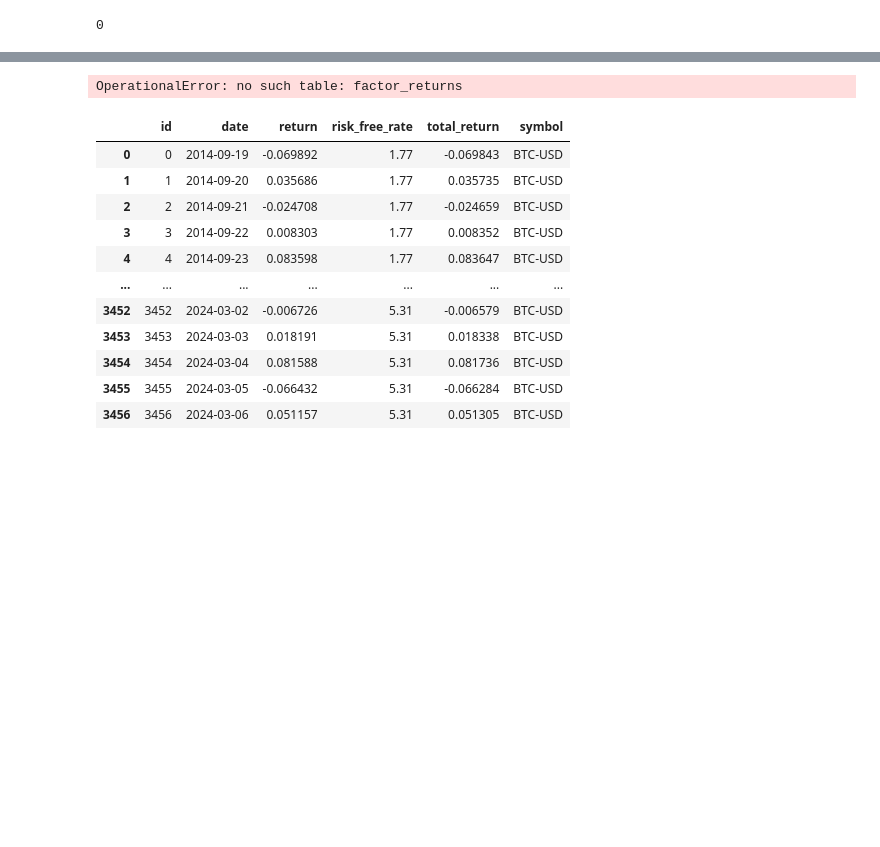
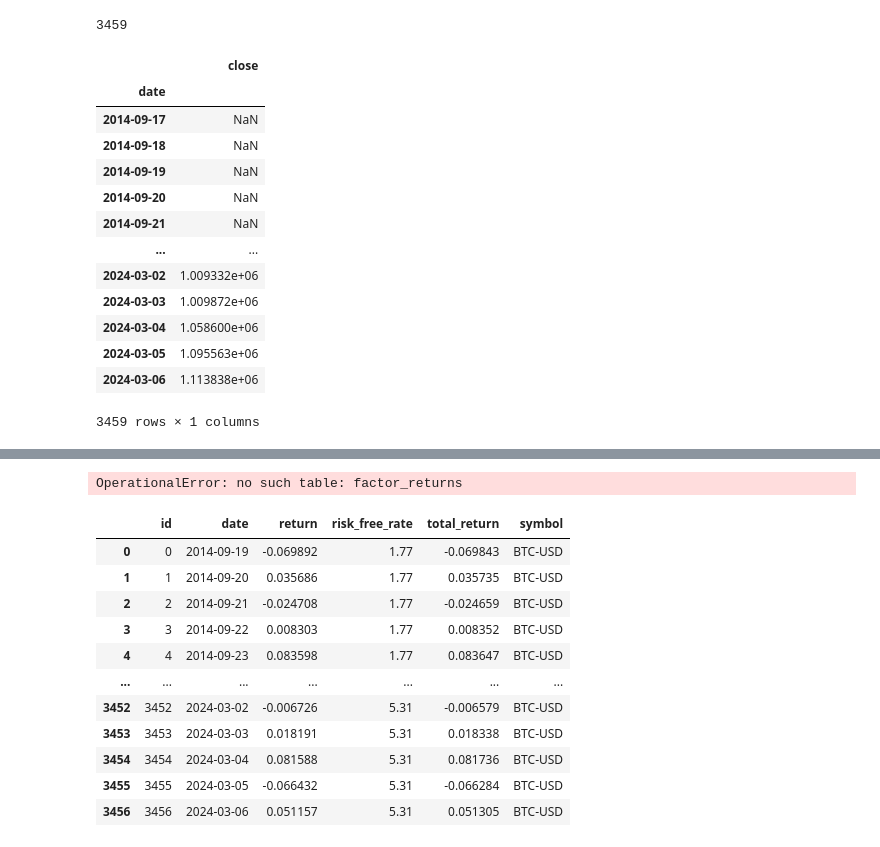
Before and after one commit to bebesi33/crypto_project, a Jupyter notebook: factor_model/scripts/explorer.ipynb, the cells around one changed output, grey strips where cells are left out. Drawn from its saved outputs; the diff is of its cells as text; code cells hidden in the pictures; blank space fills up the shorter version.

```diff
--- a/factor_model/scripts/explorer.ipynb
+++ b/factor_model/scripts/explorer.ipynb
@@ -22,7 +22,7 @@ import django
 
 django.setup()
 
-symbol = "BTC-USDfewfew"
+symbol = "BTC-USD"
 # %%
 from crypto_calculator.models import RawPriceData
 
@@ -35,4 +35,23 @@ if len(list(raw_price_data)) > 0:
 # %%
 len(df)
 # %% [output]
-0
+3459
+# %%
+df = df.diff()
+# %%
+df.pow(2).ewm(halflife=365, min_periods=20).mean()
+# %% [output]
+|  | close |
+| date |  |
+| 2014-09-17 | NaN |
+| 2014-09-18 | NaN |
+| 2014-09-19 | NaN |
+| 2014-09-20 | NaN |
+| 2014-09-21 | NaN |
+| ... | ... |
+| 2024-03-02 | 1.009332e+06 |
+| 2024-03-03 | 1.009872e+06 |
+| 2024-03-04 | 1.058600e+06 |
+| 2024-03-05 | 1.095563e+06 |
+| 2024-03-06 | 1.113838e+06 |
+3459 rows × 1 columns
```
Also changed, not shown: parts of 2 cells of this notebook, 4 other files.
